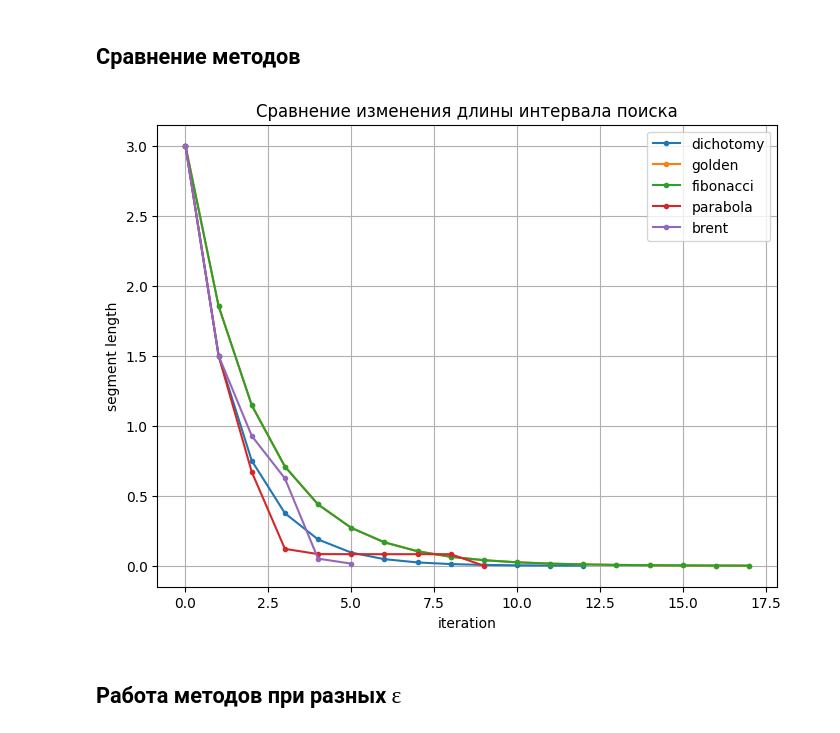
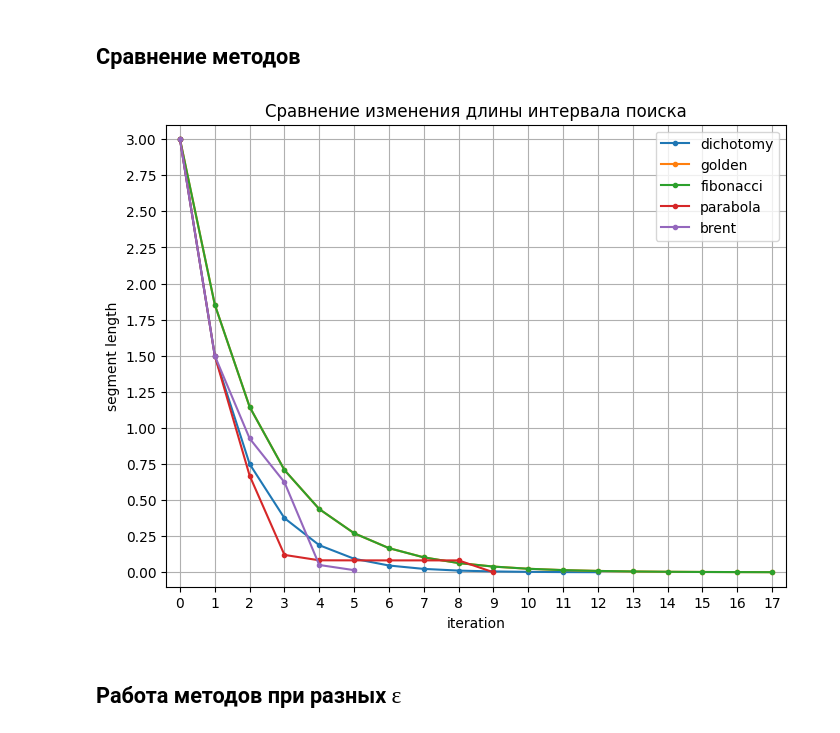
Before and after one commit to alexmoroz002/Appl-Math, a Jupyter notebook: lab-2_am.ipynb, the cells around one changed output. Drawn from its saved outputs; the diff is of its cells as text; code cells hidden in the pictures.

```diff
--- a/lab-2_am.ipynb
+++ b/lab-2_am.ipynb
@@ -265,7 +279,7 @@ plt.show()
 # %% [markdown]
 ### Метод золотого сечения
 # %%
-def golden_ratio(f, a, b, eps):
+def golden_method(f, a, b, eps):
     right = b
     left = a
     phi = (1 + np.sqrt(5)) / 2
@@ -295,7 +309,7 @@ def golden_ratio(f, a, b, eps):
         segments.loc[len(segments)] = [left, right, right - left, segments.iloc[-1]["length"] / (right - left)]
     return (x1 + x2) / 2, calls, segments
 # %%
-minimum, calls, golden_segments = golden_ratio(function, a, b, eps)
+minimum, calls, golden_segments = golden_method(function, a, b, eps)
 print(minimum, calls)
 print(abs(real_min - minimum))
 golden_segments
@@ -416,7 +448,7 @@ plt.show()
 # %% [markdown]
 ### Метод парабол
 # %%
-def parabola(func, left, right, eps):
+def parabola_method(func, left, right, eps):
     x = (right + left) / 2
     f_left = func(left)
     f_right = func(right)
@@ -458,7 +490,7 @@ def parabola(func, left, right, eps):
         segments.loc[len(segments)] = [left, right, right - left, segments.iloc[-1]["length"] / (right - left)]
     return (right + left) / 2, calls, segments
 # %%
-minimum, calls, parabola_segments = parabola(function, a, b, eps)
+minimum, calls, parabola_segments = parabola_method(function, a, b, eps)
 print(minimum, calls)
 print(abs(real_min - minimum))
 parabola_segments
@@ -576,20 +634,28 @@ plt.show()
 # %% [markdown]
 ## Сравнение методов
 # %%
-plt.plot(dichotomy_segments.index, dichotomy_segments["length"], label="dichotomy", marker='.')
-plt.plot(golden_segments.index, golden_segments["length"], label="golden", marker='.')
-plt.plot(fibonacci_segments.index, fibonacci_segments["length"], label="fibonacci", marker='.')
-plt.plot(parabola_segments.index, parabola_segments["length"], label="parabola", marker='.')
-plt.plot(brent_segments.index, brent_segments["length"], label="brent", marker='.')
-plt.ylabel('segment length')
-plt.xlabel('iteration')
-plt.legend()
-plt.grid()
-plt.title("Сравнение изменения длины интервала поиска")
-plt.rcParams["figure.figsize"] = (8,6)
+fig, ax = plt.subplots(figsize=(8, 6))
+ax.plot(dichotomy_segments.index, dichotomy_segments["length"], label="dichotomy", marker='.')
+ax.plot(golden_segments.index, golden_segments["length"], label="golden", marker='.')
+ax.plot(fibonacci_segments.index, fibonacci_segments["length"], label="fibonacci", marker='.')
+ax.plot(parabola_segments.index, parabola_segments["length"], label="parabola", marker='.')
+ax.plot(brent_segments.index, brent_segments["length"], label="brent", marker='.')
+ax.set_xlabel('iteration')
+ax.set_ylabel('segment length')
+ax.set_title("Сравнение изменения длины интервала поиска")
+ax.legend()
+
+ax.set_xlim((-0.4, 17.4))
+ax.set_ylim((-0.1, 3.1))
+
+ax.xaxis.set_major_locator(MultipleLocator(1))
+ax.yaxis.set_major_locator(MultipleLocator(0.25))
+
+ax.grid(which='major', linestyle='-')
+
 plt.show()
 # %% [output]
-[figure, old version]
+[figure, new version]
 # %% [markdown]
 
 ## Работа методов при разных $ɛ$
```
Also changed, not shown: parts of 18 cells of this notebook.
